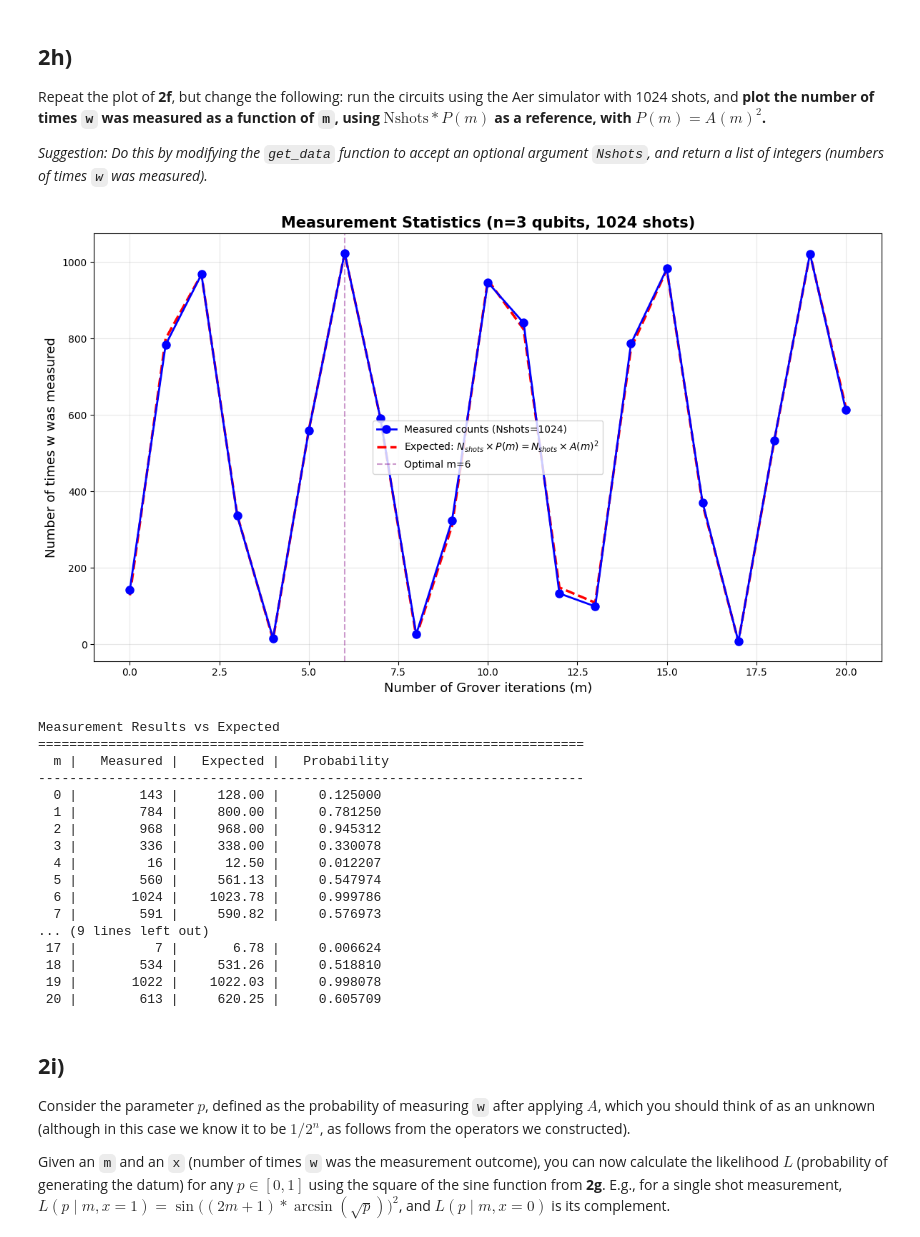
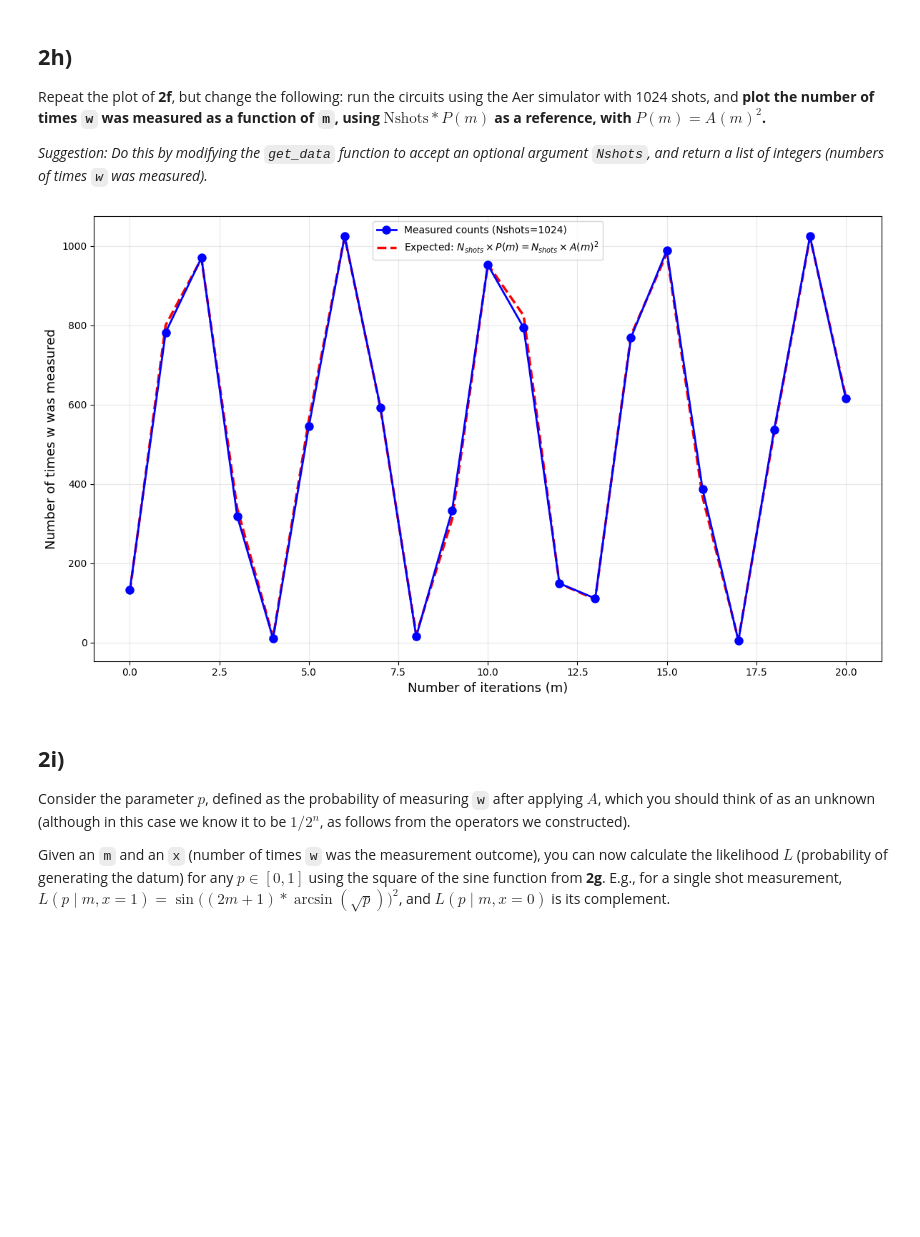
Before and after one commit to ajay-mk/VTQ-Hackathon-Solutions, a Jupyter notebook: VTQ_Hackathon_prompt.ipynb, the cells around one changed output. Cells and saved outputs as stored; diff of their text form; code cells hidden in the pictures; blank space fills up the shorter version.

```diff
--- a/VTQ_Hackathon_prompt.ipynb
+++ b/VTQ_Hackathon_prompt.ipynb
@@ -1276,7 +1150,7 @@ def get_data(ms, n=3, Nshots=None):
 
     for m in ms:
         # Build Grover circuit
-        qc = grover_circuit(n, m)
+        qc = grover_like(n, m)
 
         if Nshots is None:
             # Statevector simulation
@@ -1298,63 +1172,35 @@ def get_data(ms, n=3, Nshots=None):
             w_count = counts.get(target_bitstring, 0)
             results_list.append(w_count)
 
     return results_list
 
 Nshots = 1024
 measured_counts = get_data(ms, n, Nshots=Nshots)
 
 # Calculate theoretical probabilities and expected counts
 p_true = 1 / (2**n)
 theoretical_probs = []
 for m in ms:
     A_m = np.sin((2*m + 1) * np.arcsin(np.sqrt(p_true)))
     P_m = A_m**2
     theoretical_probs.append(P_m)
 
 # Expected counts = Nshots * P(m)
 expected_counts = [Nshots * P_m for P_m in theoretical_probs]
 
 # Plot measured counts vs expected counts
 plt.figure(figsize=(12, 7))
 plt.plot(ms, measured_counts, 'b-o', linewidth=2, markersize=8, label=f'Measured counts (Nshots={Nshots})', zorder=3)
 plt.plot(ms, expected_counts, 'r--', linewidth=2.5, label='Expected: $N_{shots} \\times P(m) = N_{shots} \\times A(m)^2$', zorder=2)
 
-plt.axvline(x=optimal_m, color='purple', linestyle='--', alpha=0.4, label=f'Optimal m={optimal_m}')
-
-plt.xlabel('Number of Grover iterations (m)', fontsize=13)
+plt.xlabel('Number of iterations (m)', fontsize=13)
 plt.ylabel('Number of times w was measured', fontsize=13)
-plt.title(f'Measurement Statistics (n={n} qubits, {Nshots} shots)', fontsize=15, fontweight='bold')
 plt.grid(True, alpha=0.3)
 plt.legend(fontsize=10, loc='best')
 plt.tight_layout()
 plt.show()
-
-# Print comparison
-print("\nMeasurement Results vs Expected")
-print("=" * 70)
-print(f"{'m':>3} | {'Measured':>10} | {'Expected':>10} |  {'Probability':>12}")
-print("-" * 70)
-for m, meas, exp, prob in zip(ms, measured_counts, expected_counts, theoretical_probs):
-    print(f"{m:3d} | {meas:10d} | {exp:10.2f} | {prob:12.6f}")
 # %% [output]
-[figure, old version]
+[figure, new version]
-Measurement Results vs Expected
-======================================================================
-  m |   Measured |   Expected |   Probability
-----------------------------------------------------------------------
-  0 |        143 |     128.00 |     0.125000
-  1 |        784 |     800.00 |     0.781250
-  2 |        968 |     968.00 |     0.945312
-  3 |        336 |     338.00 |     0.330078
-  4 |         16 |      12.50 |     0.012207
-  5 |        560 |     561.13 |     0.547974
-  6 |       1024 |    1023.78 |     0.999786
-  7 |        591 |     590.82 |     0.576973
-... (9 lines left out)
- 17 |          7 |       6.78 |     0.006624
- 18 |        534 |     531.26 |     0.518810
- 19 |       1022 |    1022.03 |     0.998078
- 20 |        613 |     620.25 |     0.605709
 # %% [markdown]
 ## **2i)**
 
```
Also changed, not shown: parts of 7 cells of this notebook.
